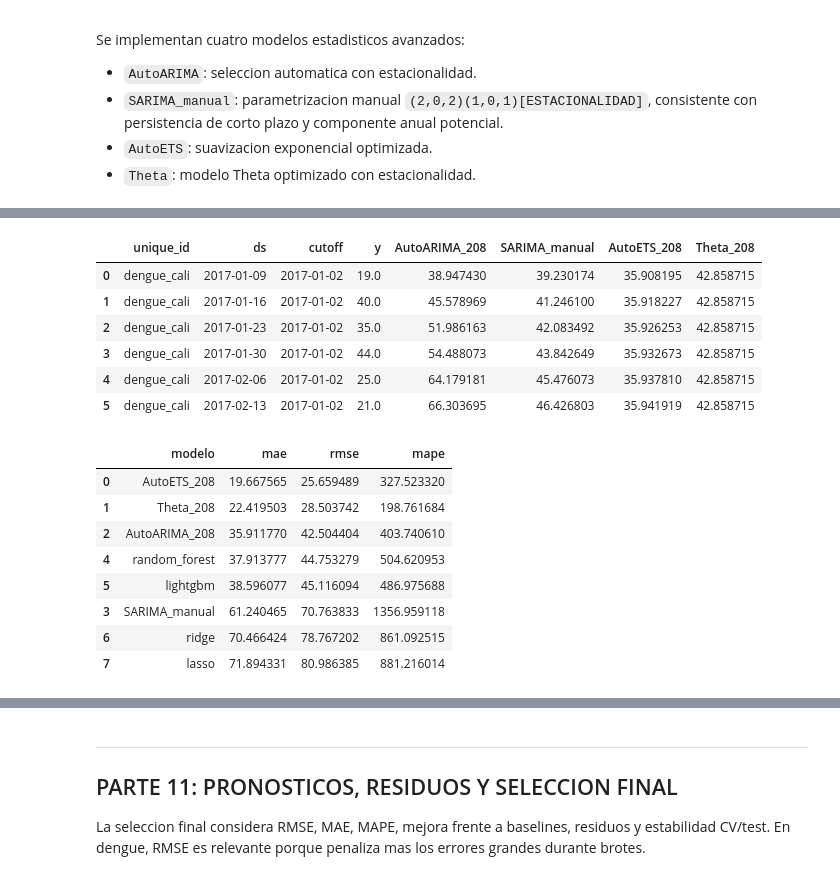
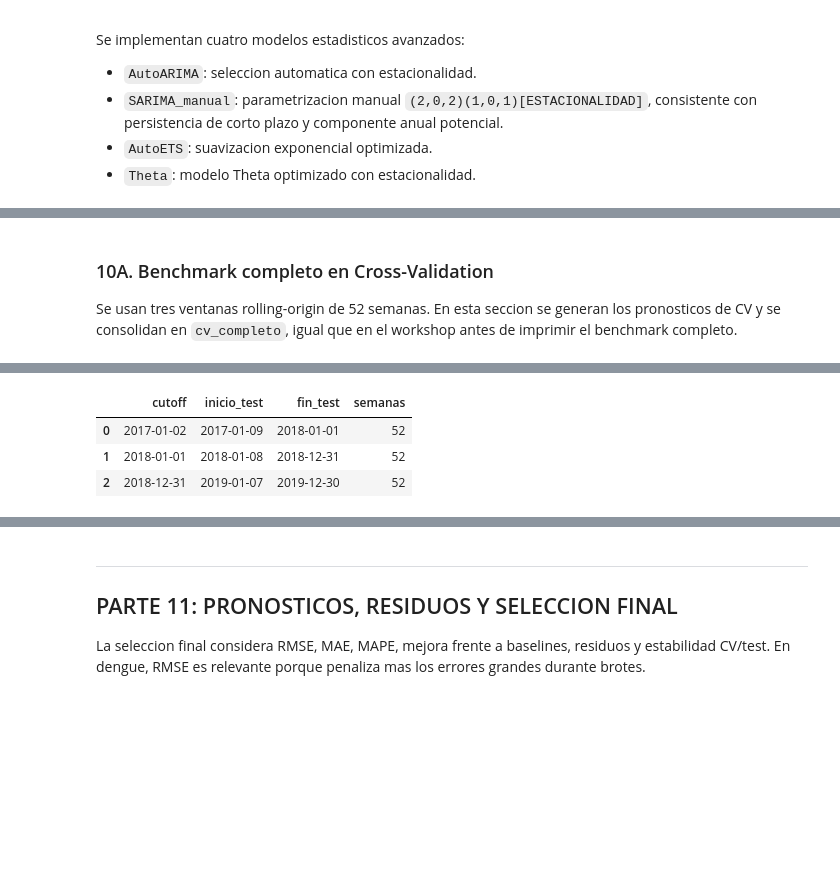
Before and after one commit to almeneses/series_temporales, a Jupyter notebook: proyecto_2/fase2_marko_david_alejandro_meneses.ipynb, the cells around one changed output, grey strips where cells are left out. Drawn from its saved outputs; the diff is of its cells as text; code cells hidden in the pictures; blank space fills up the shorter version.

```diff
--- a/proyecto_2/fase2_marko_david_alejandro_meneses.ipynb
+++ b/proyecto_2/fase2_marko_david_alejandro_meneses.ipynb
@@ -92,7 +92,8 @@ UNIQUE_ID = "dengue_cali"
 COLUMNA_FECHA = "fec_not"
 FRECUENCIA = "W-MON"
 FECHA_CORTE = "2020-01-01"
-ESTACIONALIDAD = 52*4
+ESTACIONALIDAD_ANUAL = 52
+ESTACIONALIDAD = ESTACIONALIDAD_ANUAL * 4
 SEED = 42
 
 MODELOS_BASELINE = ["Naive", "SeasonalNaive", "WindowAverage", "RWD"]
@@ -398,7 +399,7 @@ print(f"Primeros lags significativos PACF: {sig_pacf[:15]}")
 print("\nACF en rezagos de interes estacional:")
 display(tabla_acf_estacional(acf_vals))
 
-lags_sugeridos_ml = sorted(set([lag for lag in sig_pacf[:8] if lag <= 24] + [52]))
+lags_sugeridos_ml = sorted(set([lag for lag in sig_pacf[:8] if lag <= 24] + [ESTACIONALIDAD_ANUAL]))
 print(f"\nLags sugeridos por PACF + referencia anual: {lags_sugeridos_ml}")
 # %% [output]
 Resumen descriptivo de la serie imputada:
@@ -993,4 +1003,12 @@ Se entrenan cuatro modelos obligatorios: dos lineales regularizados y dos ensemb
 # %%
+FAMILIA_ML = {
+    "ridge": "ml_lineal",
+    "lasso": "ml_lineal",
+    "random_forest": "ml_ensemble_boosting",
+    "lightgbm": "ml_ensemble_boosting",
+}
+
+
 def evaluar_candidato_ml(nombre, modelo, train_ml, h=26, n_windows=3, step_size=26):
     """Evalua un candidato MLForecast por RMSE promedio en CV temporal."""
     fcst = crear_mlforecast({nombre: modelo})
@@ -1038,11 +1056,13 @@ def optimizar_modelos_ml(train_ml):
         mejor = min([f for f in filas if f["modelo"] == nombre], key=lambda x: x["rmse_cv"])
         mejores[nombre] = dict(opciones)[mejor["parametros"]]
 
-    return mejores, pd.DataFrame(filas).sort_values(["modelo", "rmse_cv"])
+    resultados = pd.DataFrame(filas)
+    resultados["familia"] = resultados["modelo"].map(FAMILIA_ML)
+    return mejores, resultados.sort_values(["familia", "modelo", "rmse_cv"])
 
 
 modelos_ml, resultados_tuning_ml = optimizar_modelos_ml(train_ml)
 print("Mejores hiperparametros por modelo:")
-display(resultados_tuning_ml.groupby("modelo").head(1))
+display(estilo_ranking_metricas(resultados_tuning_ml.groupby("modelo", sort=False).head(1), columnas=["rmse_cv"]))
 # %% [output]
 Mejores hiperparametros por modelo:
@@ -1085,17 +1186,16 @@ El benchmark combina resultados en test con una validacion rolling-origin. Esto
+# %% [markdown]
+### 10A. Benchmark completo en Cross-Validation
+
+Se usan tres ventanas rolling-origin de 52 semanas. En esta seccion se generan los pronosticos de CV y se consolidan en `cv_completo`, igual que en el workshop antes de imprimir el benchmark completo.
 # %%
 def ejecutar_validacion_cruzada(sf, serie, h=52, n_windows=3, step_size=52):
     """Ejecuta cross-validation temporal con StatsForecast."""
-    cv_results = sf.cross_validation(
+    return sf.cross_validation(
         df=serie,
         h=h,
         n_windows=n_windows,
-        step_size=step_size
+        step_size=step_size,
     )
-
-    print(f"Resultados CV: {cv_results.shape[0]} filas × {cv_results.shape[1]} columnas")
-    print(f"Folds (cutoffs): {cv_results.cutoff.unique().tolist()}")
-    display(cv_results.head(6))
-    return cv_results
 
 
 def metricas_cv_por_modelo(cv, modelos):
@@ -1108,6 +1208,9 @@ def metricas_cv_por_modelo(cv, modelos):
     resumen = detalle.groupby("modelo", as_index=False)[["mae", "rmse", "mape"]].mean()
     return detalle, resumen.sort_values("rmse")
 
+
+cv_baseline = ejecutar_validacion_cruzada(sf_baseline, train, h=52, n_windows=3, step_size=52)
+_, metricas_cv_baseline = metricas_cv_por_modelo(cv_baseline, modelos_baseline)
 
 cv_stats = ejecutar_validacion_cruzada(sf_stats, train, h=52, n_windows=3, step_size=52)
 _, metricas_cv_stats = metricas_cv_por_modelo(cv_stats, modelos_stats_col)
@@ -1122,6 +1225,18 @@ cv_ml = fcst_ml.cross_validation(
 )
 _, metricas_cv_ml = metricas_cv_por_modelo(cv_ml, modelos_ml_col)
 
-metricas_cv = pd.concat([metricas_cv_stats, metricas_cv_ml], ignore_index=True).sort_values("rmse")
-display(metricas_cv)
+cv_completo = (
+    cv_baseline
+    .merge(cv_stats.drop(columns="y"), on=["unique_id", "ds", "cutoff"], how="left")
+    .merge(cv_ml.drop(columns="y"), on=["unique_id", "ds", "cutoff"], how="left")
+)
+modelos_cv_completo = modelos_baseline + modelos_stats_col + modelos_ml_col
+
+resumen_folds = (
+    cv_completo.groupby("cutoff")
+    .agg(inicio_test=("ds", "min"), fin_test=("ds", "max"), semanas=("ds", "count"))
+    .reset_index()
+)
+print(f"CV completo: {cv_completo.shape[0]} filas x {cv_completo.shape[1]} columnas")
+display(resumen_folds)
 # %% [output]
@@ -1130,16 +1244,4 @@ Folds (cutoffs): [Timestamp('2017-01-02 00:00:00'), Timestamp('2018-01-01 00:00:
-|  | unique_id | ds | cutoff | y | AutoARIMA_208 | SARIMA_manual | AutoETS_208 | Theta_208 |
-| 0 | dengue_cali | 2017-01-09 | 2017-01-02 | 19.0 | 38.947430 | 39.230174 | 35.908195 | 42.858715 |
-| 1 | dengue_cali | 2017-01-16 | 2017-01-02 | 40.0 | 45.578969 | 41.246100 | 35.918227 | 42.858715 |
-| 2 | dengue_cali | 2017-01-23 | 2017-01-02 | 35.0 | 51.986163 | 42.083492 | 35.926253 | 42.858715 |
-| 3 | dengue_cali | 2017-01-30 | 2017-01-02 | 44.0 | 54.488073 | 43.842649 | 35.932673 | 42.858715 |
-| 4 | dengue_cali | 2017-02-06 | 2017-01-02 | 25.0 | 64.179181 | 45.476073 | 35.937810 | 42.858715 |
-| 5 | dengue_cali | 2017-02-13 | 2017-01-02 | 21.0 | 66.303695 | 46.426803 | 35.941919 | 42.858715 |
+|  | cutoff | inicio_test | fin_test | semanas |
+| 0 | 2017-01-02 | 2017-01-09 | 2018-01-01 | 52 |
+| 1 | 2018-01-01 | 2018-01-08 | 2018-12-31 | 52 |
+| 2 | 2018-12-31 | 2019-01-07 | 2019-12-30 | 52 |
-|  | modelo | mae | rmse | mape |
-| 0 | AutoETS_208 | 19.667565 | 25.659489 | 327.523320 |
-| 1 | Theta_208 | 22.419503 | 28.503742 | 198.761684 |
-| 2 | AutoARIMA_208 | 35.911770 | 42.504404 | 403.740610 |
-| 4 | random_forest | 37.913777 | 44.753279 | 504.620953 |
-| 5 | lightgbm | 38.596077 | 45.116094 | 486.975688 |
-| 3 | SARIMA_manual | 61.240465 | 70.763833 | 1356.959118 |
-| 6 | ridge | 70.466424 | 78.767202 | 861.092515 |
-| 7 | lasso | 71.894331 | 80.986385 | 881.216014 |
```
Also changed, not shown: parts of 26 cells of this notebook, 8 other files.
